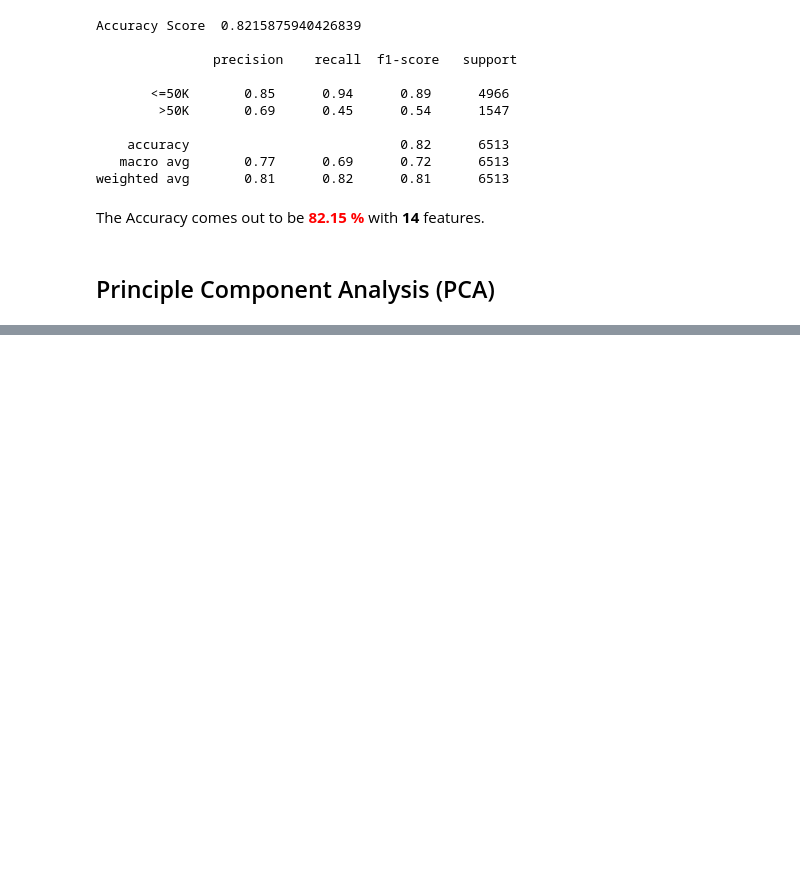
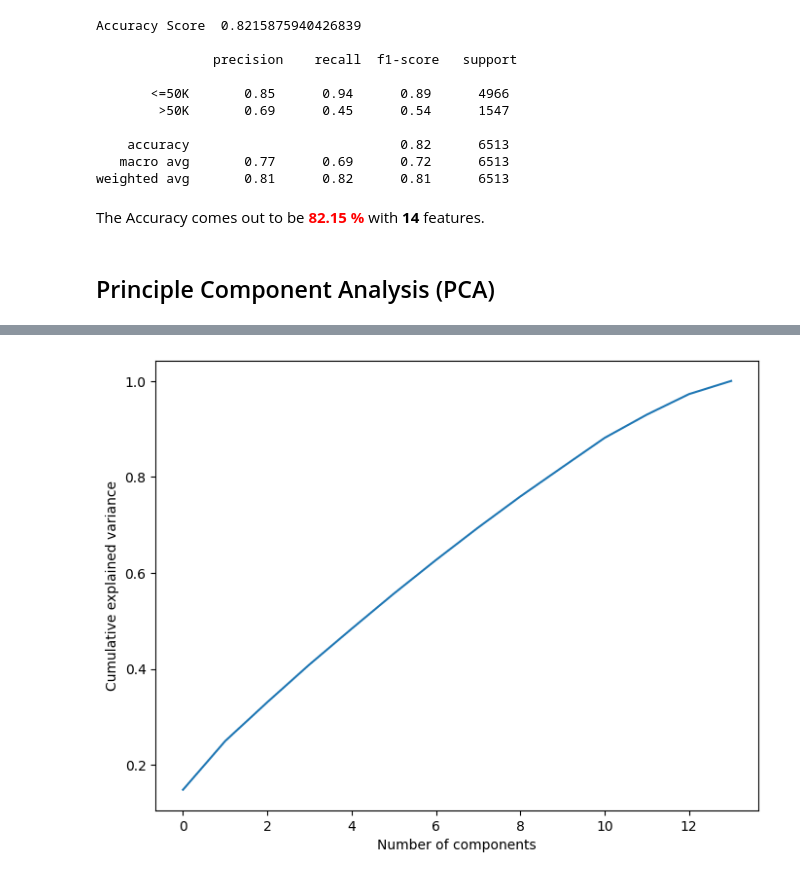
Before and after one commit to corpsedust/NareshIT, a Jupyter notebook: DailyClassroomNotes/logistic regression/logitRegressionPCA.ipynb, the cells around one changed output, grey strips where cells are left out. Cells and saved outputs as stored; diff of their text form; code cells hidden in the pictures; blank space fills up the shorter version.

```diff
--- a/DailyClassroomNotes/logistic regression/logitRegressionPCA.ipynb
+++ b/DailyClassroomNotes/logistic regression/logitRegressionPCA.ipynb
@@ -331,0 +368,13 @@ The Accuracy comes out to be <span style="color: red"><strong>82.15 %</strong></
+# %%
+from sklearn.decomposition import PCA
+c = 14
+pca = PCA(n_components=c)
+pca_income = pca.fit_transform(X_train)
+Variance_ratio = pca.explained_variance_ratio_
+D = {
+    "Principle_component": [f"pc_{i}" for i in range(c)],
+    "Weight": [Variance_ratio[i] * 100 for i in range(c)]
+}
+
+Vr_df = pd.DataFrame(data = D)
+Vr_df
@@ -331,0 +439,9 @@ The Accuracy comes out to be <span style="color: red"><strong>82.15 %</strong></
+# %%
+plt.figure(figsize=(8,6))
+plt.plot(np.cumsum(pca.explained_variance_ratio_))
+# plt.xlim(0,14,1)
+plt.xlabel('Number of components')
+plt.ylabel('Cumulative explained variance')
+plt.show()
+# %% [output]
+[figure, added]
```
Also changed, not shown: parts of 10 cells of this notebook, 1 other file.
